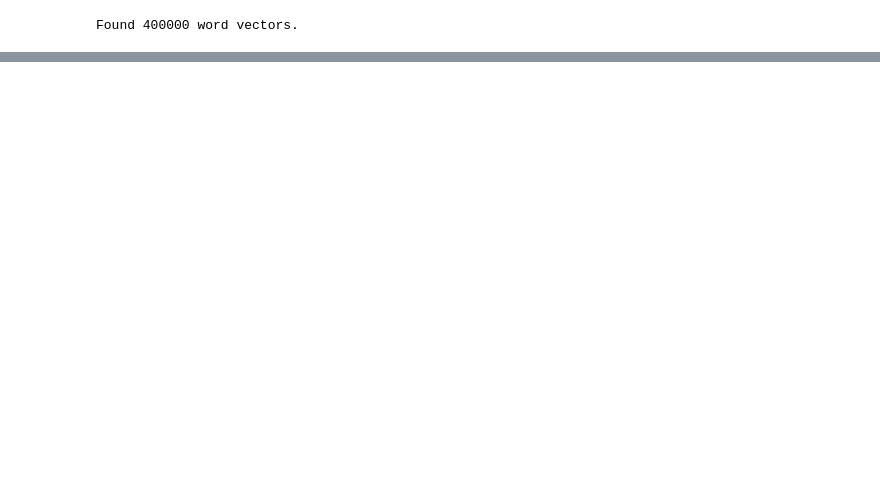
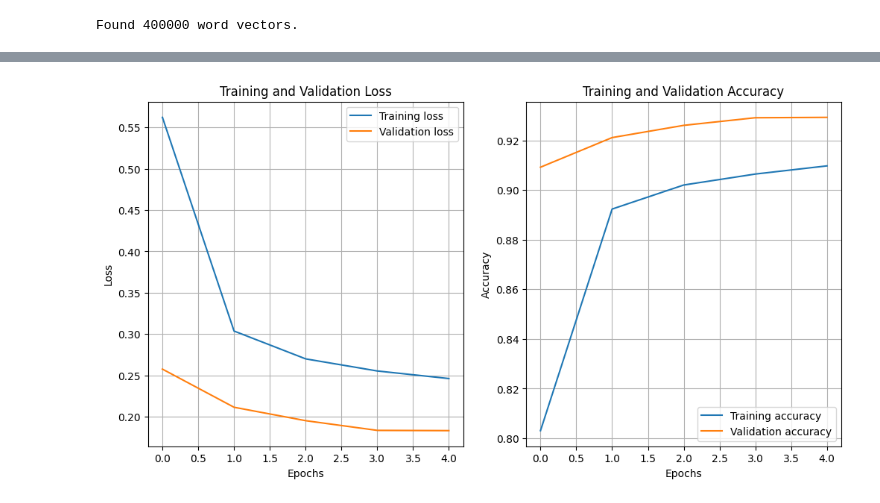
Before and after one commit to ederkaww/EmotionClassification, a Jupyter notebook: emotion_classification.ipynb, the cells around one changed output, grey strips where cells are left out. Saved outputs shown, nothing was run; the diff lists cells and outputs as text; code cells hidden in the pictures; blank space fills up the shorter version.

Commit message:
add baseline model, augmentation and final evaluation

```diff
--- a/emotion_classification.ipynb
+++ b/emotion_classification.ipynb
@@ -355,0 +550,43 @@ print(accuracy_score(y_pred, y_test))
+# %%
+def plot_training_history(history):
+    """
+    Plot the training and validation loss, as well as the accuracy, from a Keras model training history.
+
+    Parameters:
+    - history: A Keras History object returned from the fit method of a model.
+
+    Returns:
+    - None; displays matplotlib plots for training/validation loss and accuracy.
+    """
+    # Extract loss and accuracy from the history object
+    loss = history.history['loss']
+    val_loss = history.history['val_loss']
+    accuracy = history.history['accuracy']
+    val_accuracy = history.history['val_accuracy']
+
+    # Plot training and validation loss
+    plt.figure(figsize=(12, 6))
+    plt.subplot(1, 2, 1)
+    plt.plot(loss, label="Training loss")
+    plt.plot(val_loss, label="Validation loss")
+    plt.title('Training and Validation Loss')
+    plt.xlabel('Epochs')
+    plt.ylabel('Loss')
+    plt.legend()
+    plt.grid(True)
+
+    # Plot training and validation accuracy
+    plt.subplot(1, 2, 2)
+    plt.plot(accuracy, label="Training accuracy")
+    plt.plot(val_accuracy, label="Validation accuracy")
+    plt.title('Training and Validation Accuracy')
+    plt.xlabel('Epochs')
+    plt.ylabel('Accuracy')
+    plt.legend()
+    plt.grid(True)
+
+    plt.show()
+# %%
+plot_training_history(history)
+# %% [output]
+[figure, added]
```
Also changed, not shown: parts of 31 cells of this notebook, 10 other files.
